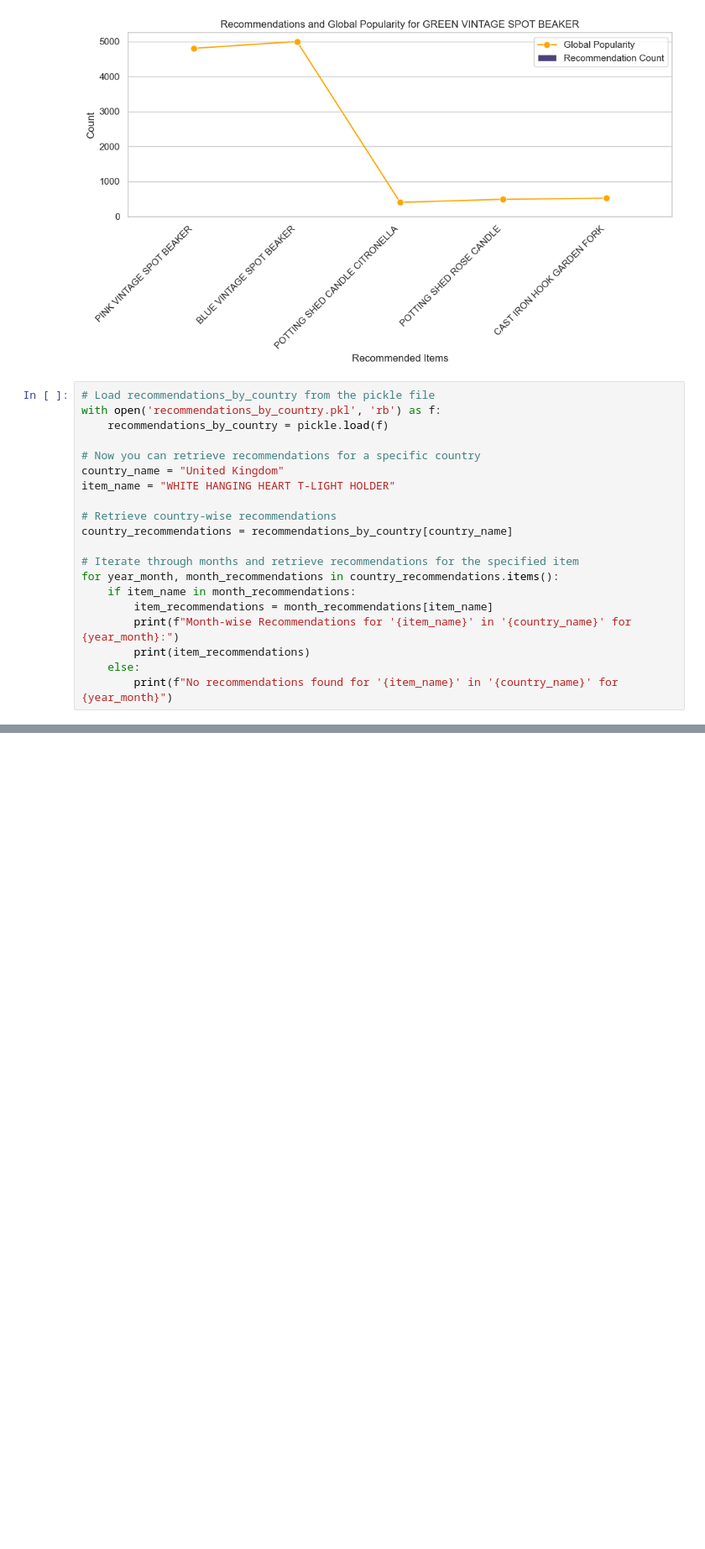
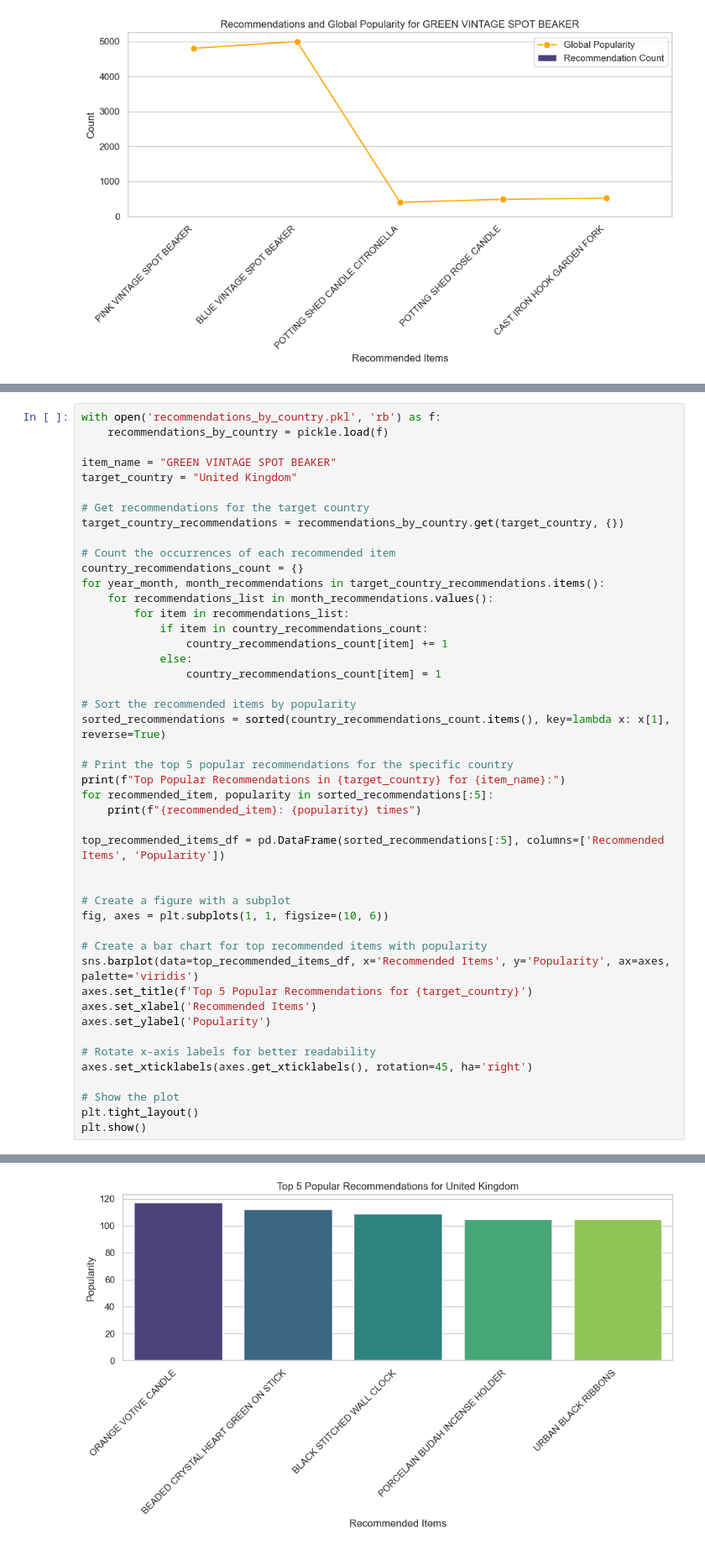
Before and after one commit to naveenkkkk/product-recommendation-model, a Jupyter notebook: maincode.ipynb, the cells around one changed output, grey strips where cells are left out. Shown: that part at 84% size. Saved outputs shown, nothing was run; the diff lists cells and outputs as text; blank space fills up the shorter version.

```diff
--- a/maincode.ipynb
+++ b/maincode.ipynb
@@ -205,23 +199,3 @@ plt.show()
 Global Recommendations for 'GREEN VINTAGE SPOT BEAKER':
 ['PINK VINTAGE SPOT BEAKER', 'BLUE VINTAGE SPOT BEAKER', 'POTTING SHED CANDLE CITRONELLA', 'POTTING SHED ROSE CANDLE', 'CAST IRON HOOK GARDEN FORK']
 [figure]
-# %%
-# Load recommendations_by_country from the pickle file
-with open('recommendations_by_country.pkl', 'rb') as f:
-    recommendations_by_country = pickle.load(f)
-
-# Now you can retrieve recommendations for a specific country
-country_name = "United Kingdom"
-item_name = "WHITE HANGING HEART T-LIGHT HOLDER"
-
-# Retrieve country-wise recommendations
-country_recommendations = recommendations_by_country[country_name]
-
-# Iterate through months and retrieve recommendations for the specified item
-for year_month, month_recommendations in country_recommendations.items():
-    if item_name in month_recommendations:
-        item_recommendations = month_recommendations[item_name]
-        print(f"Month-wise Recommendations for '{item_name}' in '{country_name}' for {year_month}:")
-        print(item_recommendations)
-    else:
-        print(f"No recommendations found for '{item_name}' in '{country_name}' for {year_month}")
@@ -245,0 +202,47 @@ Month-wise Recommendations for 'WHITE HANGING HEART T-LIGHT HOLDER' in 'United K
+# %%
+with open('recommendations_by_country.pkl', 'rb') as f:
+    recommendations_by_country = pickle.load(f)
+
+item_name = "GREEN VINTAGE SPOT BEAKER"
+target_country = "United Kingdom"
+
+# Get recommendations for the target country
+target_country_recommendations = recommendations_by_country.get(target_country, {})
+
+# Count the occurrences of each recommended item
+country_recommendations_count = {}
+for year_month, month_recommendations in target_country_recommendations.items():
+    for recommendations_list in month_recommendations.values():
+        for item in recommendations_list:
+            if item in country_recommendations_count:
+                country_recommendations_count[item] += 1
+            else:
+                country_recommendations_count[item] = 1
+
+# Sort the recommended items by popularity
+sorted_recommendations = sorted(country_recommendations_count.items(), key=lambda x: x[1], reverse=True)
+
+# Print the top 5 popular recommendations for the specific country
+print(f"Top Popular Recommendations in {target_country} for {item_name}:")
+for recommended_item, popularity in sorted_recommendations[:5]:
+    print(f"{recommended_item}: {popularity} times")
+
+top_recommended_items_df = pd.DataFrame(sorted_recommendations[:5], columns=['Recommended Items', 'Popularity'])
+
+
+# Create a figure with a subplot
+fig, axes = plt.subplots(1, 1, figsize=(10, 6))
+
+# Create a bar chart for top recommended items with popularity
+sns.barplot(data=top_recommended_items_df, x='Recommended Items', y='Popularity', ax=axes, palette='viridis')
+axes.set_title(f'Top 5 Popular Recommendations for {target_country}')
+axes.set_xlabel('Recommended Items')
+axes.set_ylabel('Popularity')
+
+# Rotate x-axis labels for better readability
+axes.set_xticklabels(axes.get_xticklabels(), rotation=45, ha='right')
+
+# Show the plot
+plt.tight_layout()
+plt.show()
+# %% [output]
@@ -246 +255,2 @@ Month-wise Recommendations for 'WHITE HANGING HEART T-LIGHT HOLDER' in 'United K
+[figure, added]
 # %%
```
Also changed, not shown: parts of 16 cells of this notebook.
